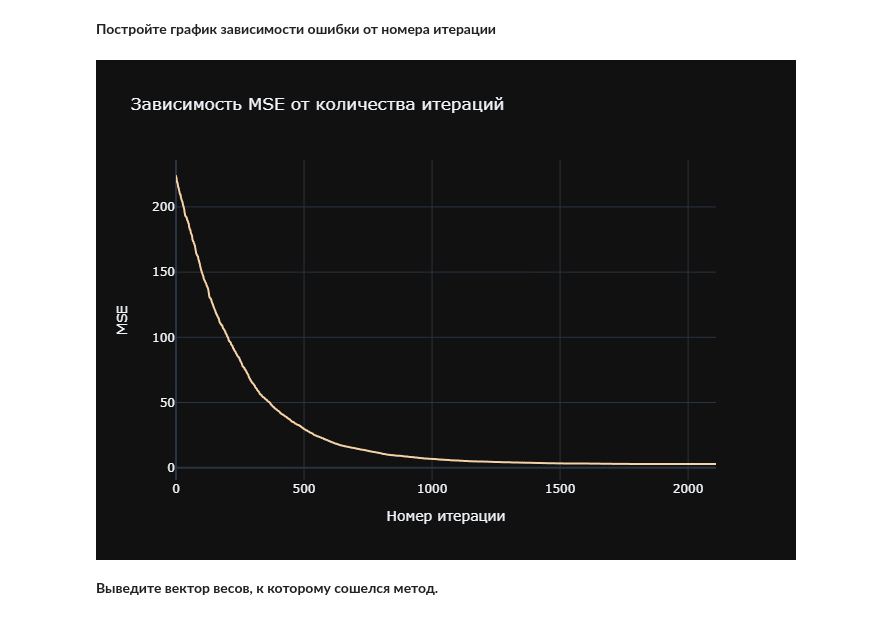
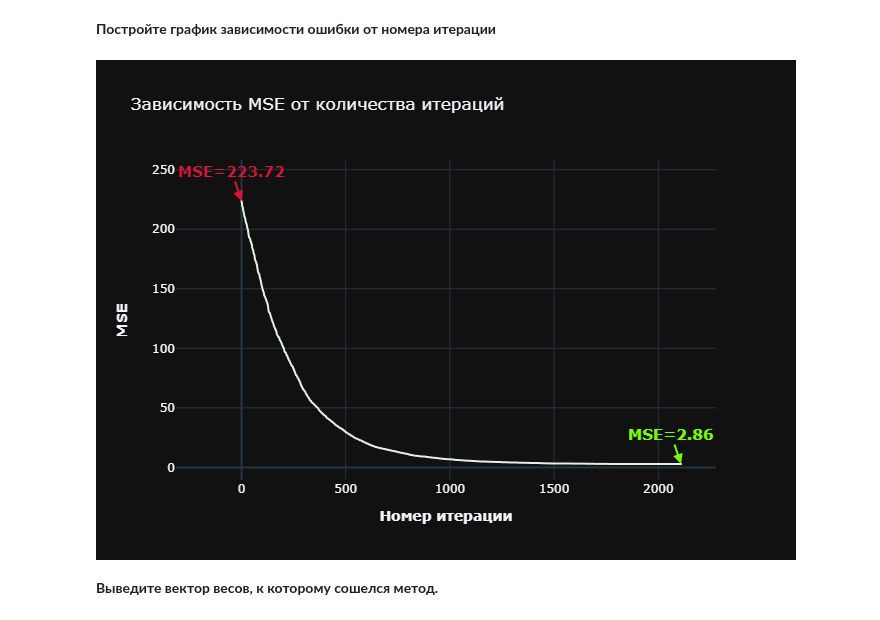
Before and after one commit to ScReameer/DS-learning, a Jupyter notebook: Math/Block-5/Module-6. Mathematical analysis III/Практика_Оптимизация.ipynb, the cells around one changed output. Saved outputs shown, nothing was run; the diff lists cells and outputs as text; code cells hidden in the pictures.

Commit message:
added annotations

```diff
--- a/Math/Block-5/Module-6. Mathematical analysis III/Практика_Оптимизация.ipynb
+++ b/Math/Block-5/Module-6. Mathematical analysis III/Практика_Оптимизация.ipynb
@@ -199,10 +199,14 @@ $$\Large w_j \leftarrow w_j - \frac{2\eta}{\ell} \sum_{i=1}^\ell{{x_{ij}((w_0 +
 * вернуть разницу между вектором весов и направлением изменения, умноженным на шаг градиентного спуска
 # %%
 def stoch_grad_step(X:np.ndarray, y:np.ndarray, w:np.ndarray, train_ind:int, eta:float):
-    weights = w.copy()
+    # создадим нулевой вектор нужной размерности, в который будем записывать новые значения коэффициентов
+    weights = np.zeros(shape=w.shape)
 
     for i in range(len(weights)):
+        # в формуле не будем делить на количество элементов в выборке,
+        # т.к. это количество всегда равно 1 в стохастическом град.спуске
         weights[i] = (2 * X[train_ind, i] * ((X[train_ind, :] @ w) - y[train_ind]))
+
     return w - eta * weights
 # %% [markdown]
 **Создайте функцию *stochastic_gradient_descent*, для реализации стохастического градиентного спуска (2.5 балла)**
@@ -254,18 +266,25 @@ weight, mse_list = stochastic_gradient_descent(
 **Постройте график зависимости ошибки от номера итерации**
 # %%
 mse_df = pd.DataFrame(mse_list, columns=['MSE'])
-px.line(
+line_plot = px.line(
     data_frame=mse_df,
     x=mse_df.index,
     y=mse_df['MSE'],
-    labels={'index': 'Номер итерации'},
+    labels={'index': '<b>Номер итерации</b>', 'MSE': '<b>MSE</b>'},
     title='Зависимость MSE от количества итераций',
     height=500,
     width=700,
-    color_discrete_sequence=px.colors.carto.Redor
-).show('png')
+    color_discrete_sequence=px.colors.carto.Mint
+)
+line_plot.add_annotation(
+    showarrow=True, x=0, y=mse_list[0], arrowhead=2, text=f'<b>MSE={round(mse_list[0], 2)}</b>',
+    arrowwidth=2, arrowsize=1, arrowcolor='#DC143C', arrowside='end', font={'color': '#DC143C', 'size': 15})
+line_plot.add_annotation(
+    showarrow=True, x=len(mse_list)-1, y=mse_list[-1], arrowhead=2, text=f'<b>MSE={round(mse_list[-1], 2)}</b>',
+    arrowwidth=2, arrowsize=1, arrowcolor='#7CFC00', arrowside='end', font={'color': '#7CFC00', 'size': 15})
+line_plot.show('png')
 # %% [output]
-[figure, old version]
+[figure, new version]
 # %% [markdown]
 **Выведите вектор весов, к которому сошелся метод.**
 # %%
```
Also changed, not shown: parts of 2 cells of this notebook.
